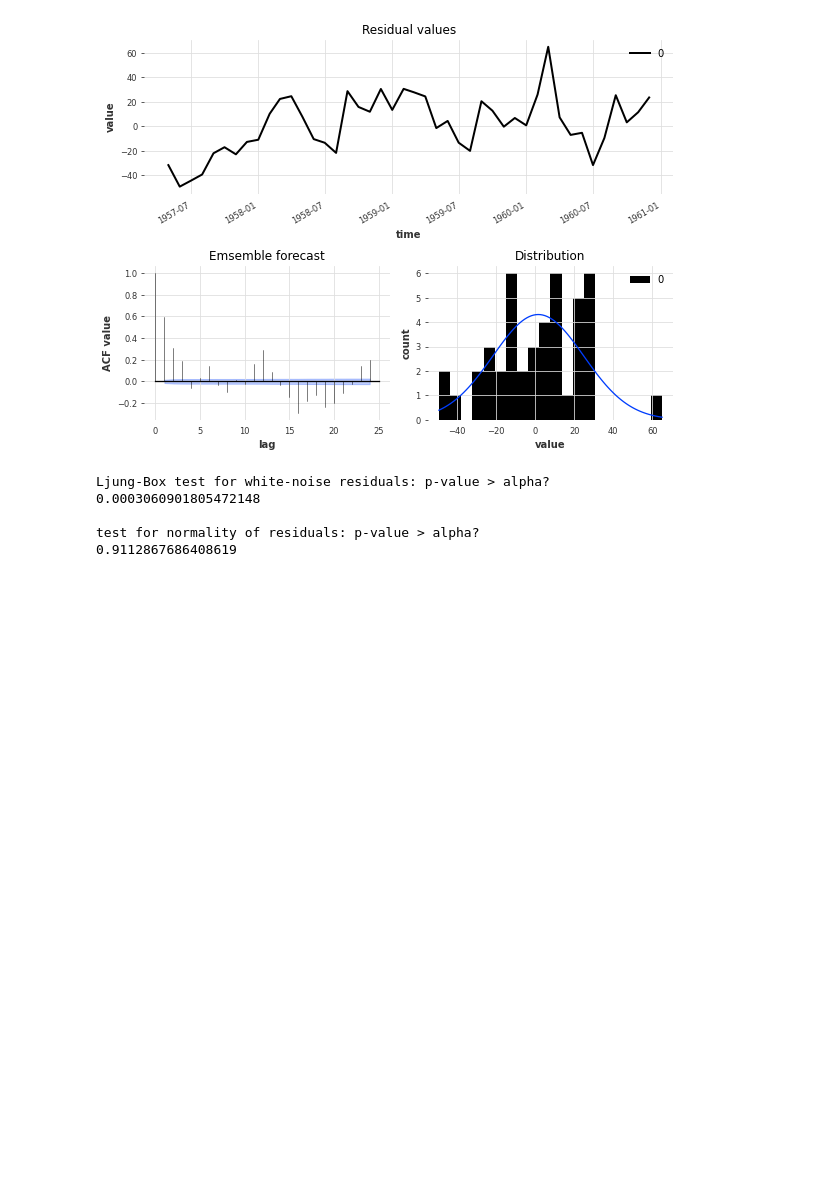
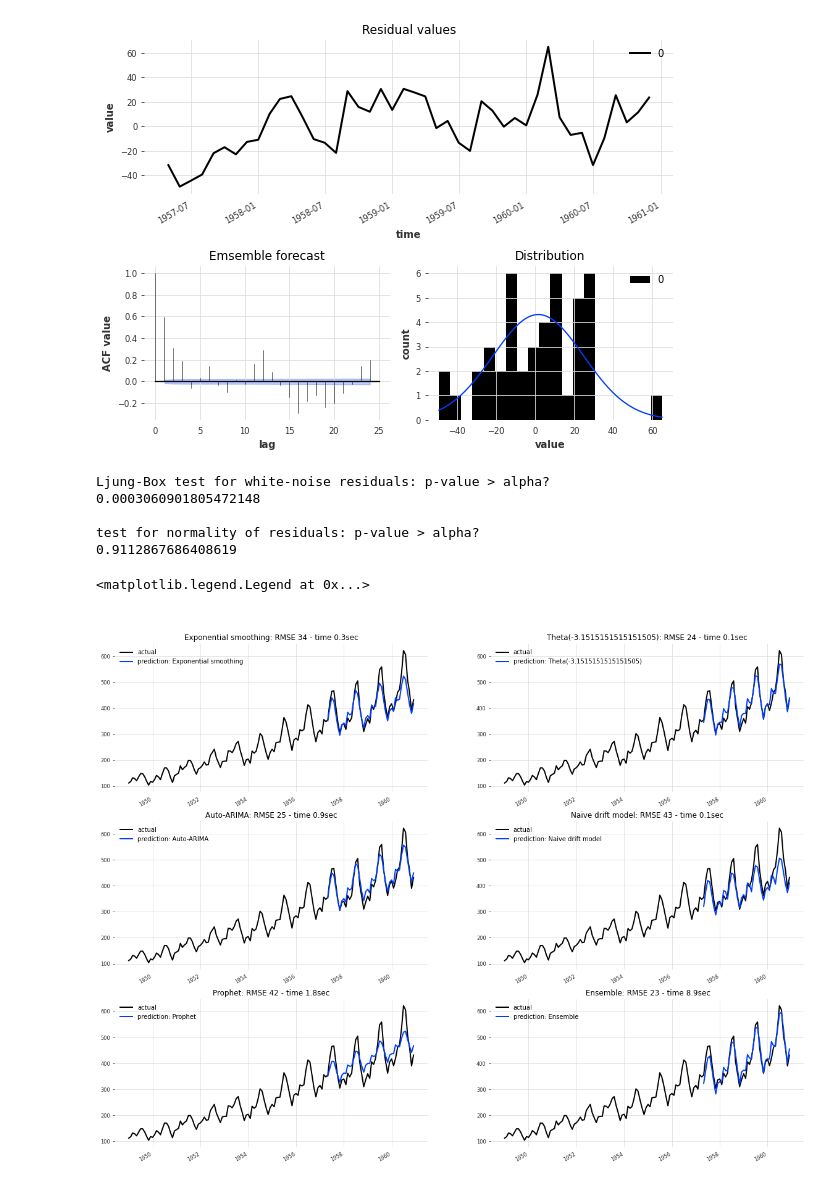
Before and after one commit to h3ik0th/Darts_ensembleFC, a Jupyter notebook: darts15.ipynb, the cells around one changed output. Saved outputs shown, nothing was run; the diff lists cells and outputs as text; code cells hidden in the pictures; blank space fills up the shorter version.

```diff
--- a/darts15.ipynb
+++ b/darts15.ipynb
@@ -505,3 +502,31 @@ Ljung-Box test for white-noise residuals: p-value > alpha?
 
 test for normality of residuals: p-value > alpha?
 0.9112867686408619
+# %%
+# plot the forecast scenario, and now include the ensemble
+
+pairs = math.ceil(len(models)/2)                    # how many rows of charts
+fig, ax = plt.subplots(pairs, 2, figsize=(20, 5 * pairs))
+ax = ax.ravel()
+
+for i,m in enumerate(models):
+        series.plot(label="actual", ax=ax[i])
+        model_predictions[i][0].plot(label="prediction: "+str(m), ax=ax[i])
+        rmse_model =  model_predictions[i][1]["RMSE"]
+        time_model =  model_predictions[i][1]["time"]
+        ax[i].set_title("\n\n" + str(m) + ": RMSE {:.0f}".format(rmse_model) + " - time {:.1f}sec".format(time_model))
+        ax[i].set_xlabel("")
+        ax[i].legend()
+
+
+# add the ensemble:
+series.plot(label="actual", ax=ax[i+1])
+res_ensemble[0].plot(label="prediction: Ensemble", ax=ax[i+1])
+rmse_model =  res_ensemble[1]["RMSE"]
+time_model =  res_ensemble[1]["time"]
+ax[i+1].set_title("\n\n Ensemble: RMSE {:.0f}".format(rmse_model) + " - time {:.1f}sec".format(time_model))
+ax[i+1].set_xlabel("")
+ax[i+1].legend()
+# %% [output]
+<matplotlib.legend.Legend at 0x...>
+[figure, added]
```
Also changed, not shown: parts of 6 cells of this notebook.
